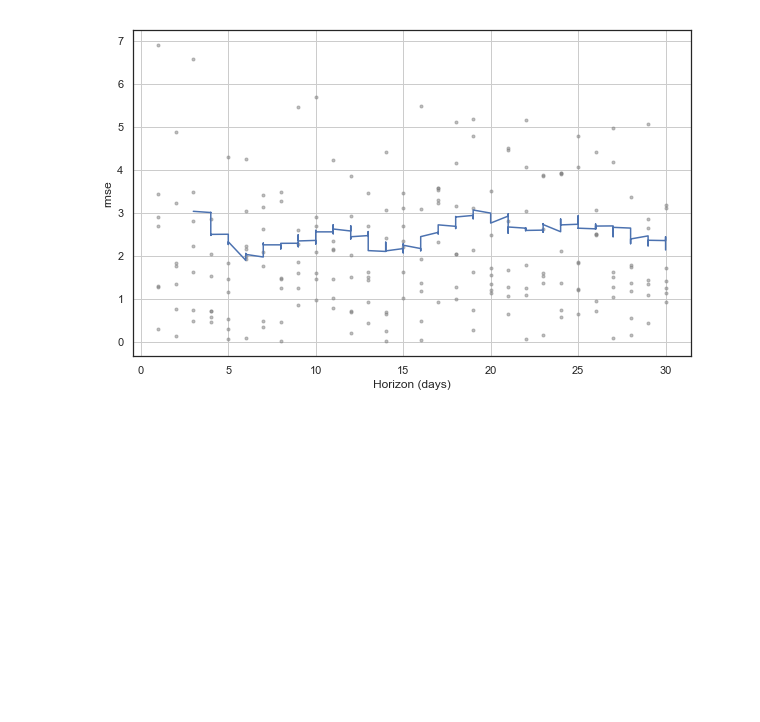
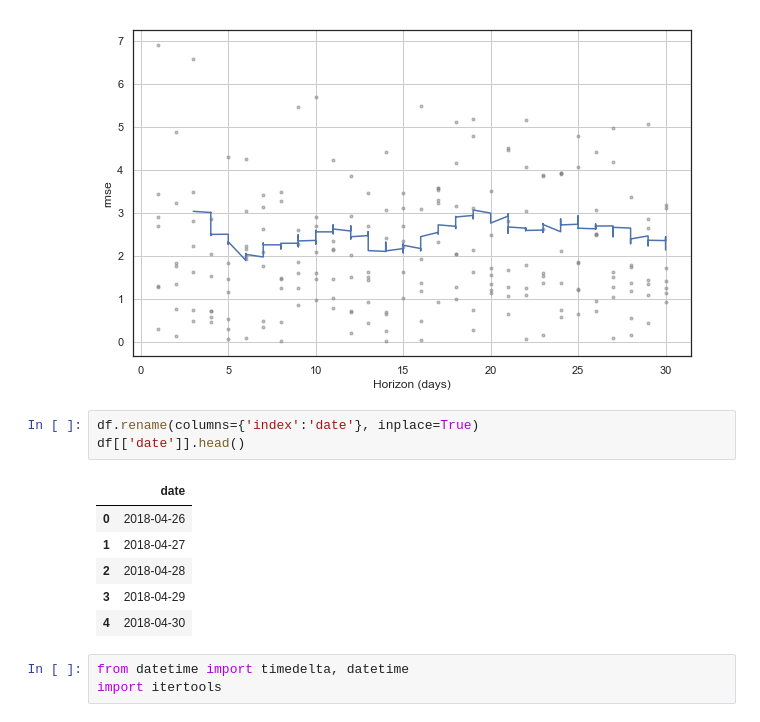
Before and after one commit to sandy-orion-time-series/tsa-project, a Jupyter notebook: tsa_project_orion.ipynb, the cells around one changed output. Saved outputs shown, nothing was run; the diff lists cells and outputs as text; blank space fills up the shorter version.

```diff
--- a/tsa_project_orion.ipynb
+++ b/tsa_project_orion.ipynb
@@ -592,3 +592,16 @@ from fbprophet.plot import plot_cross_validation_metric, plot_forecast_component
 fig3 = plot_cross_validation_metric(df_cv, metric='rmse')
 # %% [output]
 [figure]
+# %%
+df.rename(columns={'index':'date'}, inplace=True)
+df[['date']].head()
+# %% [output]
+|  | date |
+| 0 | 2018-04-26 |
+| 1 | 2018-04-27 |
+| 2 | 2018-04-28 |
+| 3 | 2018-04-29 |
+| 4 | 2018-04-30 |
+# %%
+from datetime import timedelta, datetime
+import itertools
```
Also changed, not shown: parts of 3 cells of this notebook, 1 other file.
